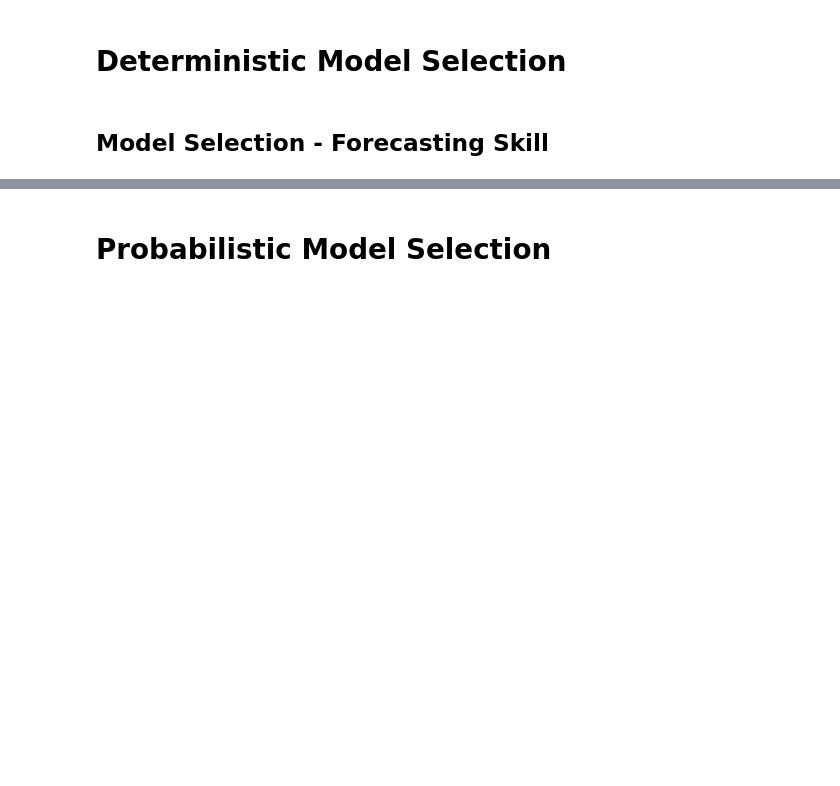
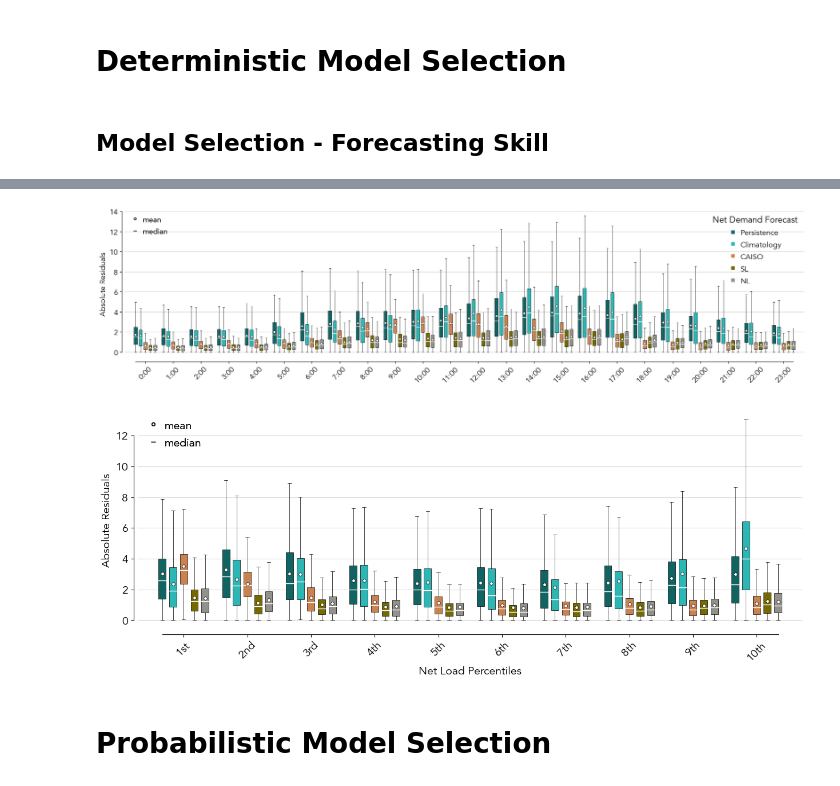
Before and after one commit to gterren/caiso_power_viz, a Jupyter notebook: system_level.ipynb, the cells around one changed output, grey strips where cells are left out. Drawn from its saved outputs; the diff is of its cells as text; code cells hidden in the pictures; blank space fills up the shorter version.

```diff
--- a/system_level.ipynb
+++ b/system_level.ipynb
@@ -1558,3 +1855,56 @@ plt.show()
+# %%
+models_ = ['Persistence', 'Climatology', 'CAISO', 'SL', 'NL']
+
+Y_, Y_per_, Y_cli_, Y_iso_ = _baselines_net(_is_results)
+Y_is_hat_                  = _independent_net_RMSE(_is_results)
+Y_ms_hat_                  = _joint_net_RMSE(_ms_results)
+
+
+E_ = [np.absolute(Y_ - Y_per_),
+      np.absolute(Y_ - Y_cli_),
+      np.absolute(Y_ - Y_iso_),
+      np.absolute(Y_ - Y_is_hat_),
+      np.absolute(Y_ - Y_ms_hat_)]
+# Y_bar_ = np.mean(Y_, axis = 0)
+
+fig, _ax = plt.subplots(figsize = (22.5, 5))
+_plot_hourly_error(_ax, models_, E_, colors_4_)
+
+plt.savefig(path_to_images + 'hour_box_plot.pdf',
+            bbox_inches = 'tight',
+            dpi         = 300)
+
+plt.show()
+
+N_percentil = 10
+N_step      = y_.shape[0]//N_percentil
+idx_        = np.argsort(y_)
+
+e_per_ = []
+e_cli_ = []
+e_iso_ = []
+e_is_  = []
+e_ms_  = []
+
+for i in range(N_percentil):
+    #y_bar_.append(np.mean(y_[idx_[i*N_step:(i + 1)*N_step]]))
+    e_per_.append(np.absolute(y_[idx_[i*N_step:(i + 1)*N_step]] - y_per_[idx_[i*N_step:(i + 1)*N_step]]))
+    e_cli_.append(np.absolute(y_[idx_[i*N_step:(i + 1)*N_step]] - y_cli_[idx_[i*N_step:(i + 1)*N_step]]))
+    e_iso_.append(np.absolute(y_[idx_[i*N_step:(i + 1)*N_step]] - y_iso_[idx_[i*N_step:(i + 1)*N_step]]))
+    e_is_.append(np.absolute(y_[idx_[i*N_step:(i + 1)*N_step]] - y_is_hat_[idx_[i*N_step:(i + 1)*N_step]]))
+    e_ms_.append(np.absolute(y_[idx_[i*N_step:(i + 1)*N_step]] - y_ms_hat_[idx_[i*N_step:(i + 1)*N_step]]))
+
+fig, _ax = plt.subplots(figsize = (15, 5))
+_plot_hourly_percentail(_ax, models_, [e_per_, e_cli_, e_iso_, e_is_, e_ms_], colors_4_, N_percentil)
+
+plt.savefig(path_to_images + 'percentile_box_plot.pdf',
+            bbox_inches = 'tight',
+            dpi         = 300)
+
+plt.show()
+# %% [output]
+[figure, added]
+[figure, added]
 # %% [markdown]
 # Probabilistic Model Selection
 # %%
```
Also changed, not shown: parts of 11 cells of this notebook, 24 other files.
